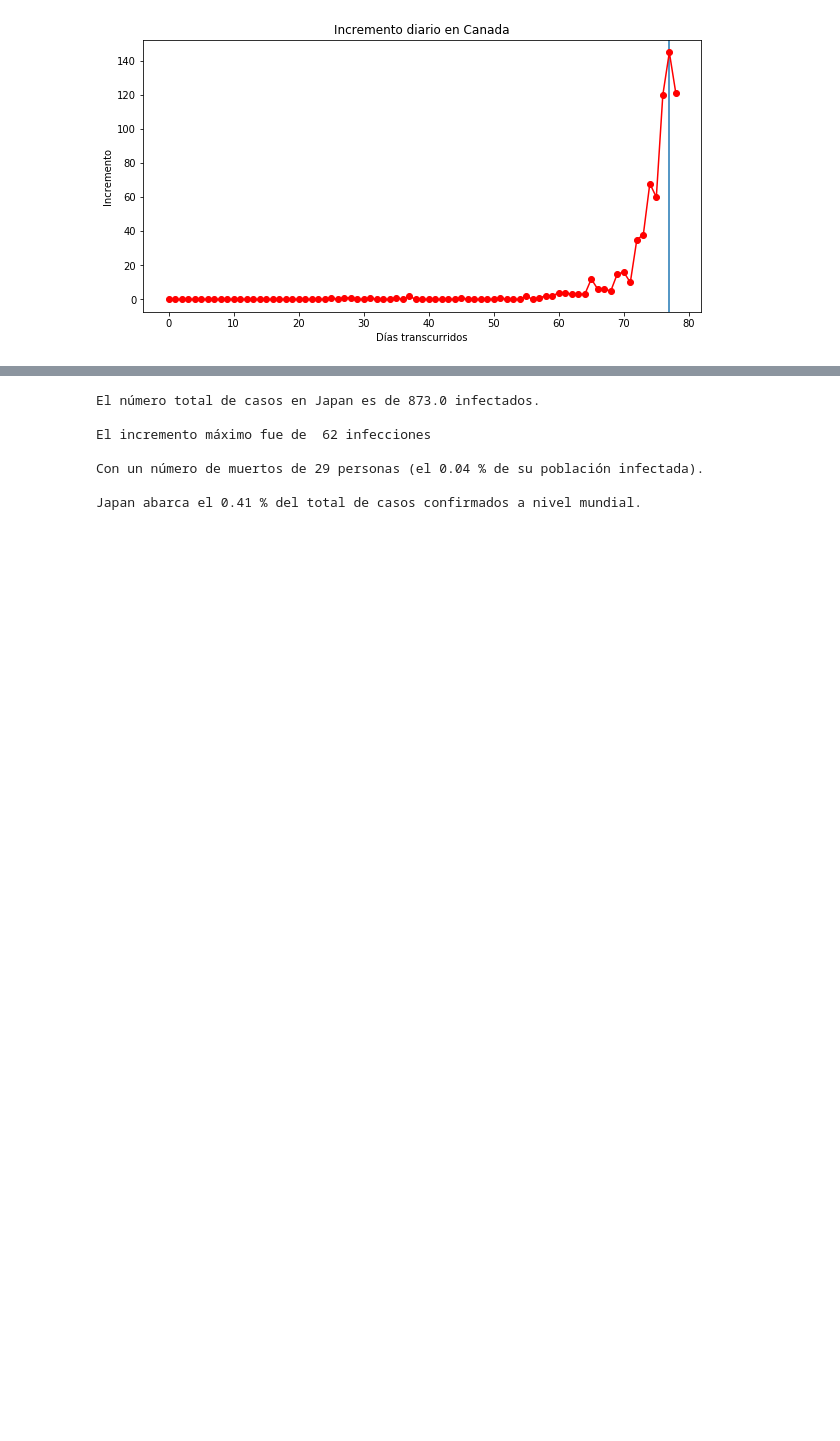
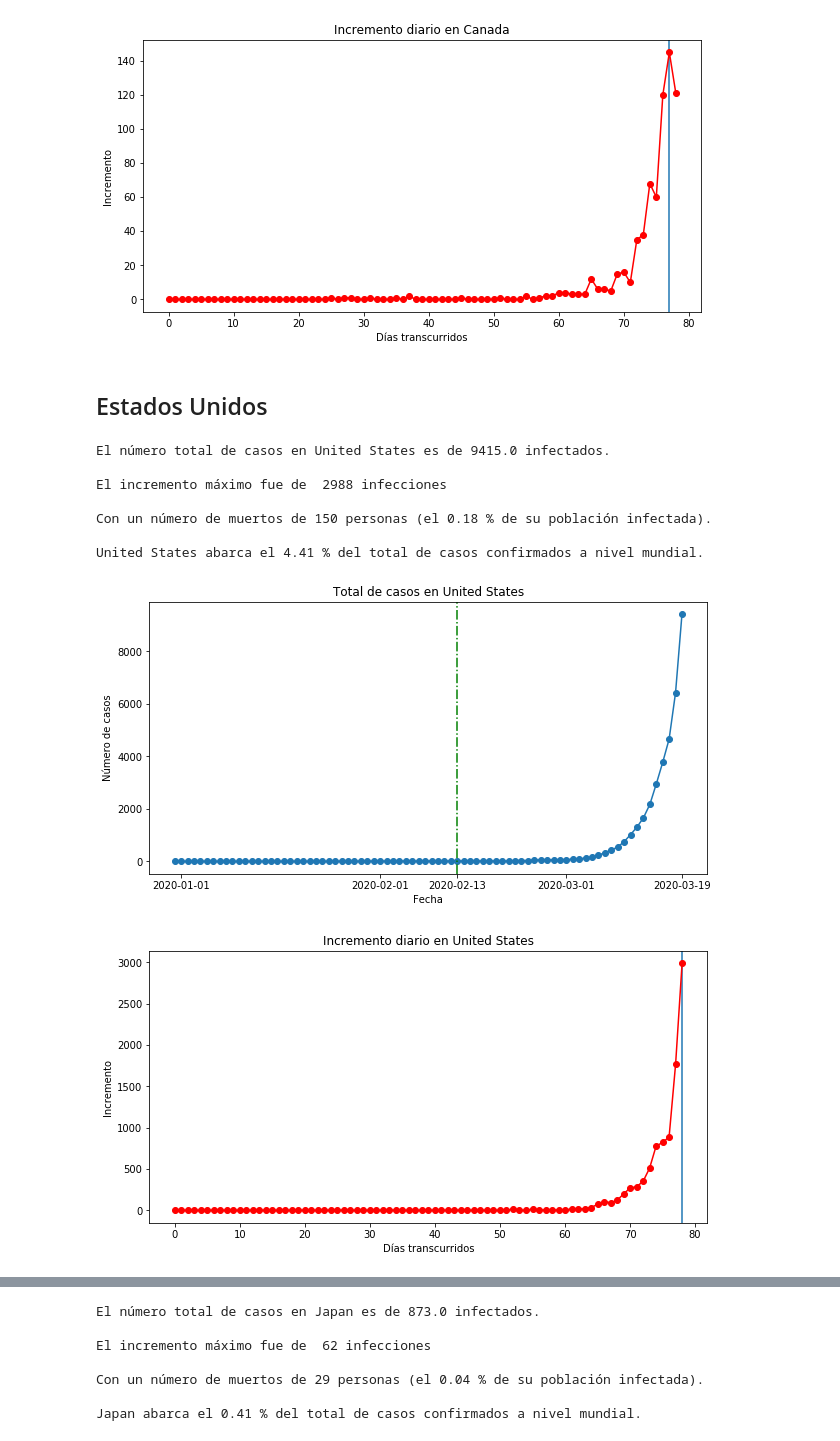
Before and after one commit to octavio5545/COVID-19, a Jupyter notebook: COVID-19_SincronizadoWeb.ipynb, the cells around one changed output, grey strips where cells are left out. Drawn from its saved outputs; the diff is of its cells as text; code cells hidden in the pictures; blank space fills up the shorter version.

```diff
--- a/COVID-19_SincronizadoWeb.ipynb
+++ b/COVID-19_SincronizadoWeb.ipynb
@@ -250,9 +243,9 @@ El crecimiento exponencial de infecciones asegura la categoría de PANDEMIA.
 # %%
 # Casos totales comparados con los del país elegido
 
-def estadisticos(data, str_country):
+def estadisticos(str_country):
 
-    data_frame = data.copy()
+    data_frame = total_cases.copy()
 
     max_world = data_frame['World'].max()  # Total de casos mundial
     number_max_cases = data_frame.describe().loc['max',str_country]   # Casos totales en el país elegido
@@ -329,3 +328,17 @@ Con un número de muertos de 9 personas (el 0.01 % de su población infectada).
 Canada abarca el 0.32 % del total de casos confirmados a nivel mundial.
 [figure]
 [figure]
+# %% [markdown]
+## Estados Unidos
+# %%
+estadisticos('United States')
+# %% [output]
+El número total de casos en United States es de 9415.0 infectados.
+
+El incremento máximo fue de  2988 infecciones
+
+Con un número de muertos de 150 personas (el 0.18 % de su población infectada).
+
+United States abarca el 4.41 % del total de casos confirmados a nivel mundial.
+[figure, added]
+[figure, added]
```
Also changed, not shown: parts of 15 cells of this notebook, 1 other file.
